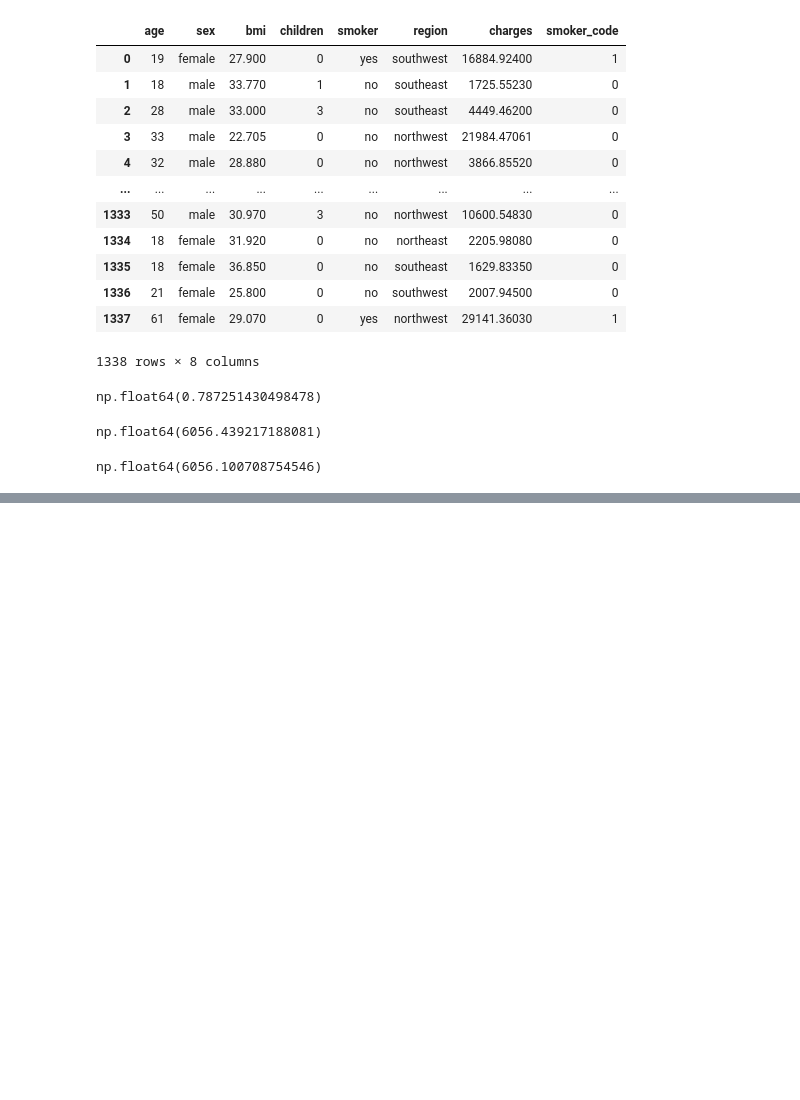
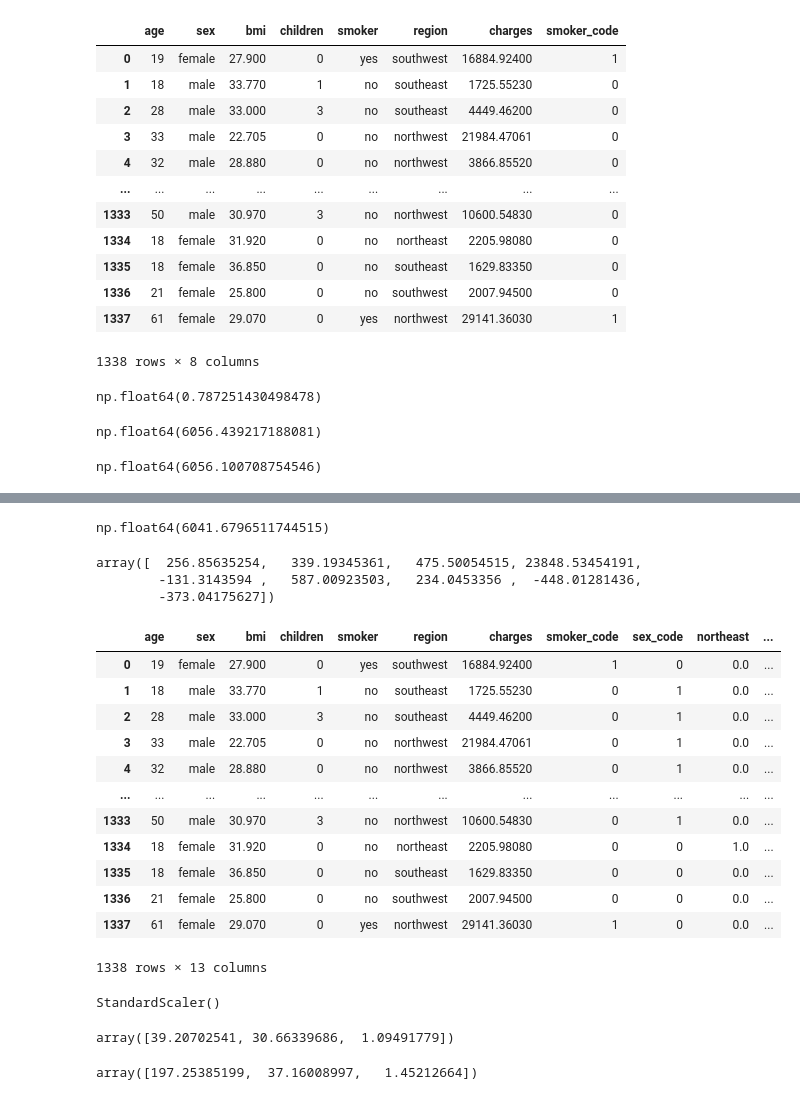
Before and after one commit to Imran1hp/Machine-Learning, a Jupyter notebook: Machine_Learning.ipynb, the cells around one changed output, grey strips where cells are left out. Saved outputs shown, nothing was run; the diff lists cells and outputs as text; code cells hidden in the pictures; blank space fills up the shorter version.

```diff
--- a/Machine_Learning.ipynb
+++ b/Machine_Learning.ipynb
@@ -470,3 +470,8 @@ loss =rmse(targets,predictions)
 loss
 # %% [output]
 np.float64(6056.100708754546)
+# %%
+from sklearn import preprocessing
+encoder = preprocessing.OneHotEncoder()
+encoder.fit(medical_df[['region']])
+encoder.categories_
@@ -472,0 +480,3 @@ np.float64(6056.100708754546)
+# %%
+one_hot =encoder.transform(medical_df[['region']]).toarray()
+one_hot
@@ -472,0 +491,2 @@ np.float64(6056.100708754546)
+# %%
+medical_df[['northeast','northwest','southeast','southwest']] = one_hot
@@ -472,0 +495,31 @@ np.float64(6056.100708754546)
+# %%
+intputs,targets = medical_df[['age','bmi','children','smoker_code','sex_code','northeast','northwest','southeast','southwest']],medical_df.charges
+model = LinearRegression()
+model.fit(intputs,targets)
+predictions = model.predict(intputs)
+loss = rmse(targets,predictions)
+loss
+# %% [output]
+np.float64(6041.6796511744515)
+# %%
+model.coef_
+# %% [output]
+array([  256.85635254,   339.19345361,   475.50054515, 23848.53454191,
+        -131.3143594 ,   587.00923503,   234.0453356 ,  -448.01281436,
+        -373.04175627])
+# %%
+medical_df
+# %% [output]
+|  | age | sex | bmi | children | smoker | region | charges | smoker_code | sex_code | northeast | ... |
+| 0 | 19 | female | 27.900 | 0 | yes | southwest | 16884.92400 | 1 | 0 | 0.0 | ... |
+| 1 | 18 | male | 33.770 | 1 | no | southeast | 1725.55230 | 0 | 1 | 0.0 | ... |
+| 2 | 28 | male | 33.000 | 3 | no | southeast | 4449.46200 | 0 | 1 | 0.0 | ... |
+| 3 | 33 | male | 22.705 | 0 | no | northwest | 21984.47061 | 0 | 1 | 0.0 | ... |
+| 4 | 32 | male | 28.880 | 0 | no | northwest | 3866.85520 | 0 | 1 | 0.0 | ... |
+| ... | ... | ... | ... | ... | ... | ... | ... | ... | ... | ... | ... |
+| 1333 | 50 | male | 30.970 | 3 | no | northwest | 10600.54830 | 0 | 1 | 0.0 | ... |
+| 1334 | 18 | female | 31.920 | 0 | no | northeast | 2205.98080 | 0 | 0 | 1.0 | ... |
+| 1335 | 18 | female | 36.850 | 0 | no | southeast | 1629.83350 | 0 | 0 | 0.0 | ... |
+| 1336 | 21 | female | 25.800 | 0 | no | southwest | 2007.94500 | 0 | 0 | 0.0 | ... |
+| 1337 | 61 | female | 29.070 | 0 | yes | northwest | 29141.36030 | 1 | 0 | 0.0 | ... |
+1338 rows × 13 columns
@@ -472,0 +528,14 @@ np.float64(6056.100708754546)
+# %%
+numeric_col = ['age','bmi','children']
+scaler =StandardScaler()
+scaler.fit(medical_df[numeric_col])
+# %% [output]
+StandardScaler()
+# %%
+scaler.mean_
+# %% [output]
+array([39.20702541, 30.66339686,  1.09491779])
+# %%
+scaler.var_
+# %% [output]
+array([197.25385199,  37.16008997,   1.45212664])
```
Also changed, not shown: parts of 7 cells of this notebook.
